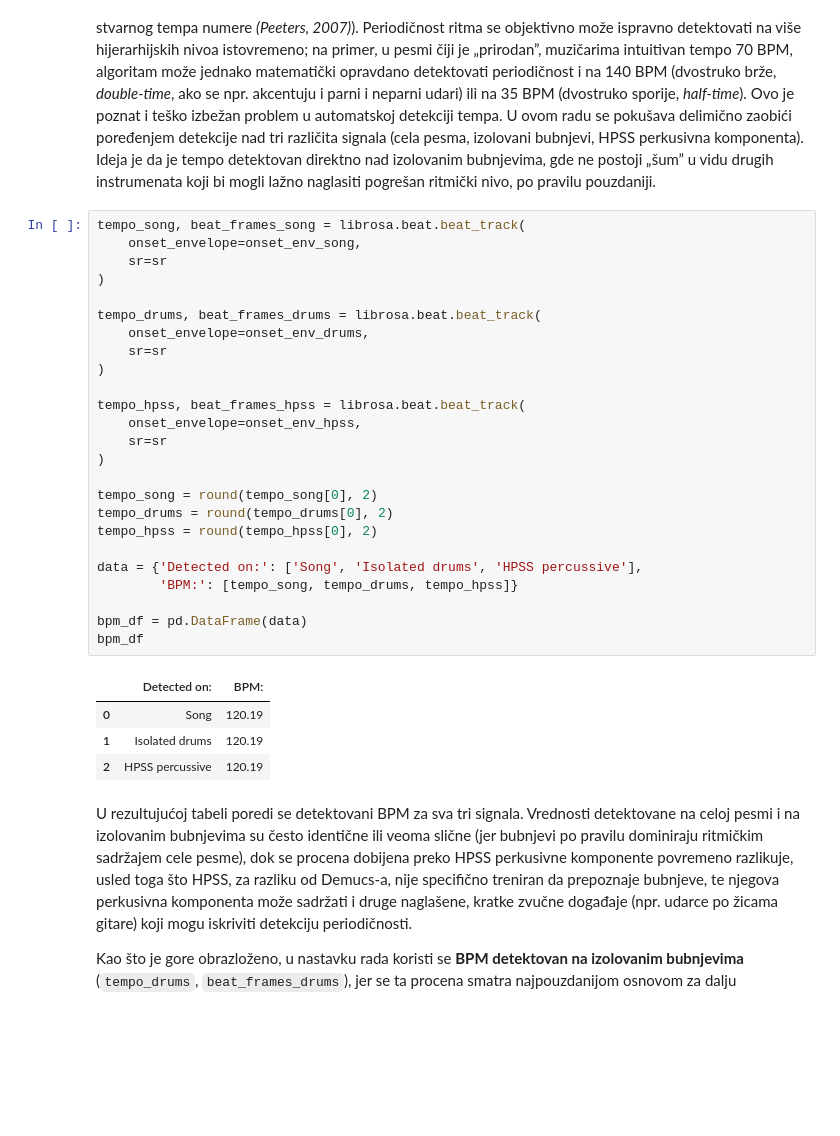
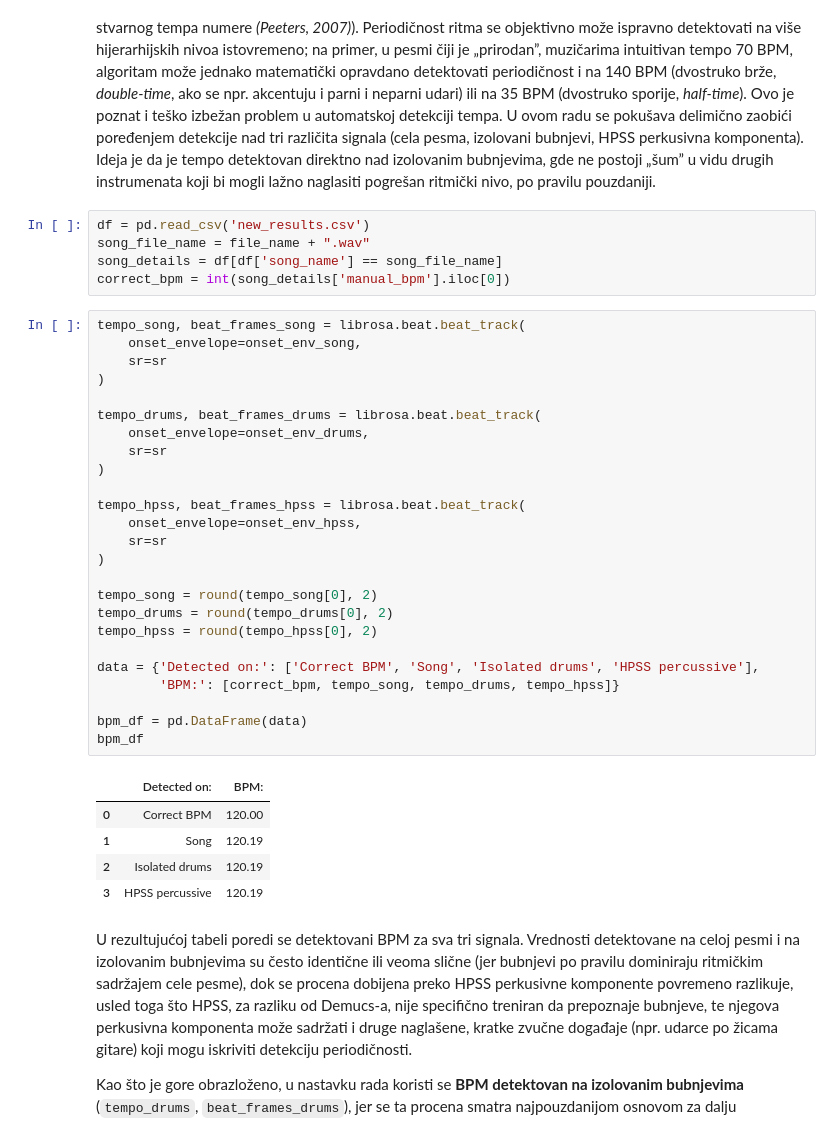
Before and after one commit to maslesa/Extraction-and-Analysis-of-Musical-Elements-from-Audio-Signals, a Jupyter notebook: wave_split.ipynb, the cells around one changed output. Drawn from its saved outputs; the diff is of its cells as text; blank space fills up the shorter version.

Commit message:
[feat]: add correct bpm comparation

```diff
--- a/wave_split.ipynb
+++ b/wave_split.ipynb
@@ -346,36 +346,42 @@ onset_env_hpss = librosa.onset.onset_strength(
 Na osnovu prethodno izračunatog *onset strength envelope*-a, funkcija `librosa.beat.beat_track` analizira njegovu **periodičnost**, odnosno, traži obrazac ponavljanja naglašenih vrednosti u približno jednakim vremenskim razmacima i na osnovu njega procenjuje **dominantan tempo** pesme (`tempo`), kao i tačne pozicije (indekse frame-ova) svakog pojedinačnog udara (`beat_frames`).
 
 **Potencijalni problem: half-time i double-time** (Half-time i double-time predstavljaju česte greške u automatskoj proceni tempa, pri kojima algoritam detektuje tempo koji je dva puta manji ili dva puta veći od stvarnog tempa numere *(Peeters, 2007)*). Periodičnost ritma se objektivno može ispravno detektovati na više hijerarhijskih nivoa istovremeno; na primer, u pesmi čiji je „prirodan”, muzičarima intuitivan tempo 70 BPM, algoritam može jednako matematički opravdano detektovati periodičnost i na 140 BPM (dvostruko brže, *double-time*, ako se npr. akcentuju i parni i neparni udari) ili na 35 BPM (dvostruko sporije, *half-time*). Ovo je poznat i teško izbežan problem u automatskoj detekciji tempa. U ovom radu se pokušava delimično zaobići poređenjem detekcije nad tri različita signala (cela pesma, izolovani bubnjevi, HPSS perkusivna komponenta). Ideja je da je tempo detektovan direktno nad izolovanim bubnjevima, gde ne postoji „šum” u vidu drugih instrumenata koji bi mogli lažno naglasiti pogrešan ritmički nivo, po pravilu pouzdaniji.
+# %%
+df = pd.read_csv('new_results.csv')
+song_file_name = file_name + ".wav"
+song_details = df[df['song_name'] == song_file_name]
+correct_bpm = int(song_details['manual_bpm'].iloc[0])
 # %%
 tempo_song, beat_frames_song = librosa.beat.beat_track(
     onset_envelope=onset_env_song,
     sr=sr
 )
 
 tempo_drums, beat_frames_drums = librosa.beat.beat_track(
     onset_envelope=onset_env_drums,
     sr=sr
 )
 
 tempo_hpss, beat_frames_hpss = librosa.beat.beat_track(
     onset_envelope=onset_env_hpss,
     sr=sr
 )
 
 tempo_song = round(tempo_song[0], 2)
 tempo_drums = round(tempo_drums[0], 2)
 tempo_hpss = round(tempo_hpss[0], 2)
 
-data = {'Detected on:': ['Song', 'Isolated drums', 'HPSS percussive'],
-        'BPM:': [tempo_song, tempo_drums, tempo_hpss]}
+data = {'Detected on:': ['Correct BPM', 'Song', 'Isolated drums', 'HPSS percussive'],
+        'BPM:': [correct_bpm, tempo_song, tempo_drums, tempo_hpss]}
 
 bpm_df = pd.DataFrame(data)
 bpm_df
 # %% [output]
 |  | Detected on: | BPM: |
-| 0 | Song | 120.19 |
-| 1 | Isolated drums | 120.19 |
-| 2 | HPSS percussive | 120.19 |
+| 0 | Correct BPM | 120.00 |
+| 1 | Song | 120.19 |
+| 2 | Isolated drums | 120.19 |
+| 3 | HPSS percussive | 120.19 |
 # %% [markdown]
 U rezultujućoj tabeli poredi se detektovani BPM za sva tri signala. Vrednosti detektovane na celoj pesmi i na izolovanim bubnjevima su često identične ili veoma slične (jer bubnjevi po pravilu dominiraju ritmičkim sadržajem cele pesme), dok se procena dobijena preko HPSS perkusivne komponente povremeno razlikuje, usled toga što HPSS, za razliku od Demucs-a, nije specifično treniran da prepoznaje bubnjeve, te njegova perkusivna komponenta može sadržati i druge naglašene, kratke zvučne događaje (npr. udarce po žicama gitare) koji mogu iskriviti detekciju periodičnosti.
 
```
Also changed, not shown: parts of 8 cells of this notebook.
